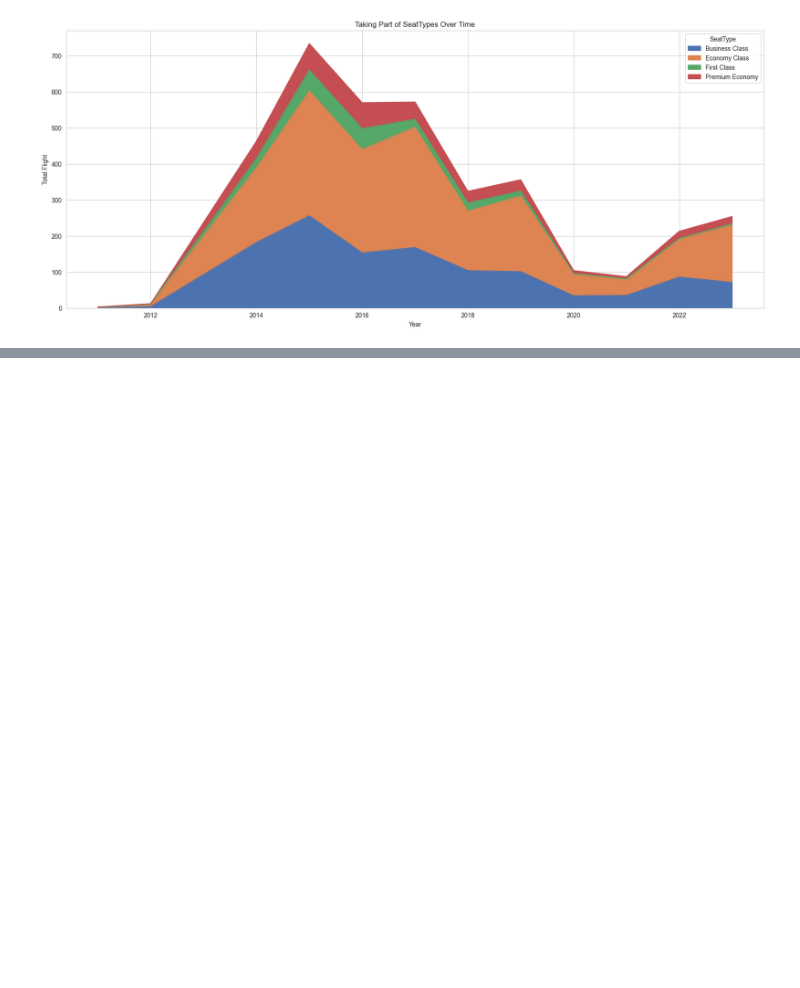
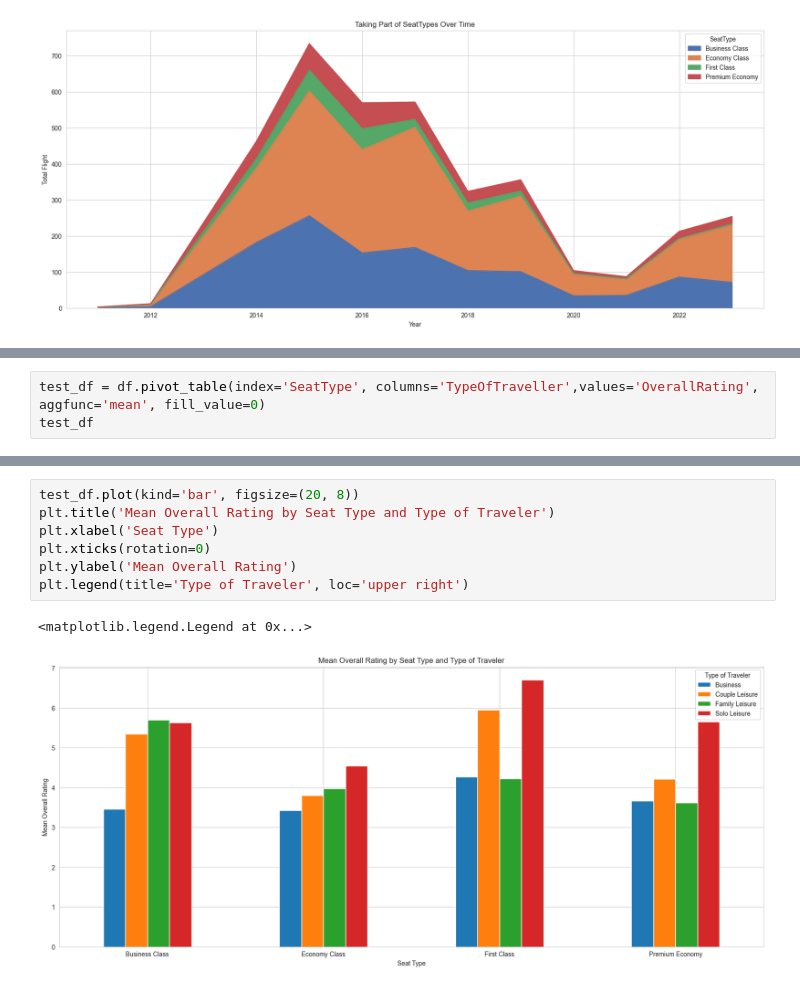
Before and after one commit to kienlqd1234/DataVisualization_Lab01, a Jupyter notebook: EDA.ipynb, the cells around one changed output, grey strips where cells are left out. Cells and saved outputs as stored; diff of their text form; blank space fills up the shorter version.

Commit message:
first idea for second graph. Will config in future

```diff
--- a/EDA.ipynb
+++ b/EDA.ipynb
@@ -63,0 +86,3 @@ Text(0.5, 1.0, 'Taking Part of SeatTypes Over Time')
+# %%
+test_df = df.pivot_table(index='SeatType', columns='TypeOfTraveller',values='OverallRating', aggfunc='mean', fill_value=0)
+test_df
@@ -63,0 +96,10 @@ Text(0.5, 1.0, 'Taking Part of SeatTypes Over Time')
+# %%
+test_df.plot(kind='bar', figsize=(20, 8))
+plt.title('Mean Overall Rating by Seat Type and Type of Traveler')
+plt.xlabel('Seat Type')
+plt.xticks(rotation=0)
+plt.ylabel('Mean Overall Rating')
+plt.legend(title='Type of Traveler', loc='upper right')
+# %% [output]
+<matplotlib.legend.Legend at 0x...>
+[figure, added]
```
Also changed, not shown: parts of 2 cells of this notebook.
